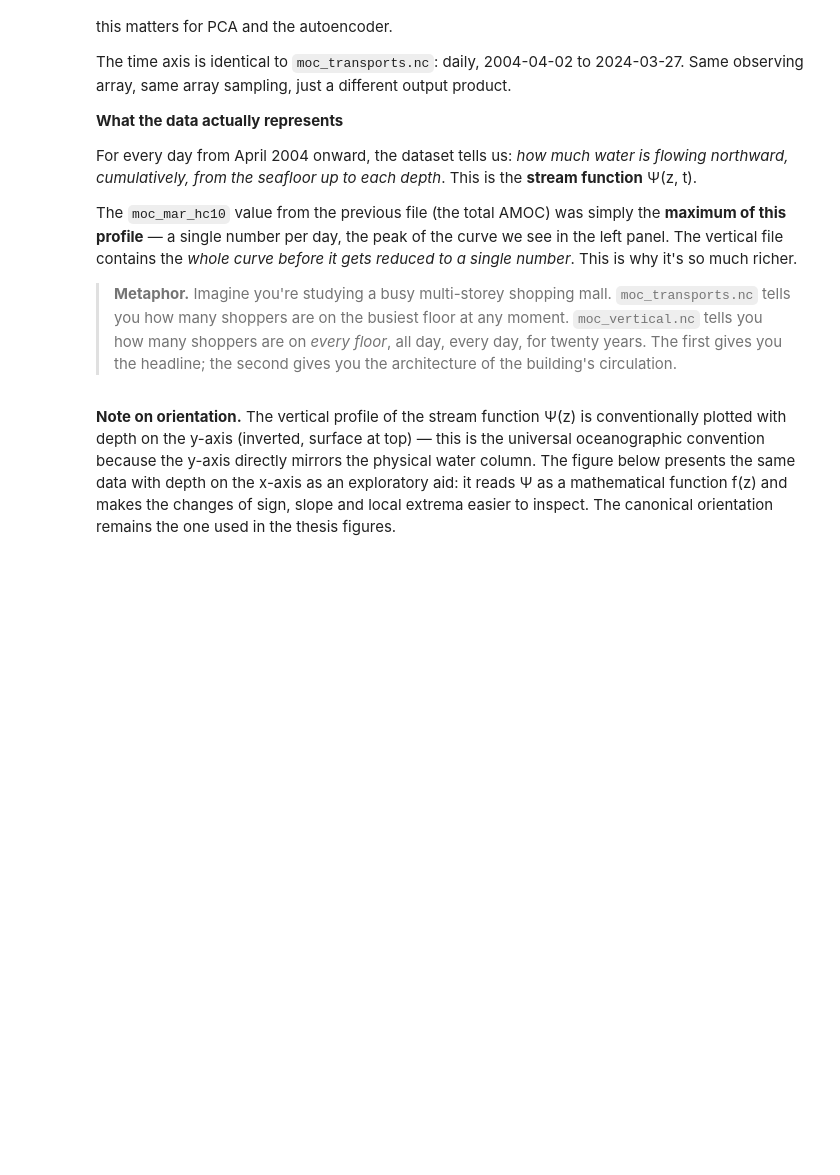
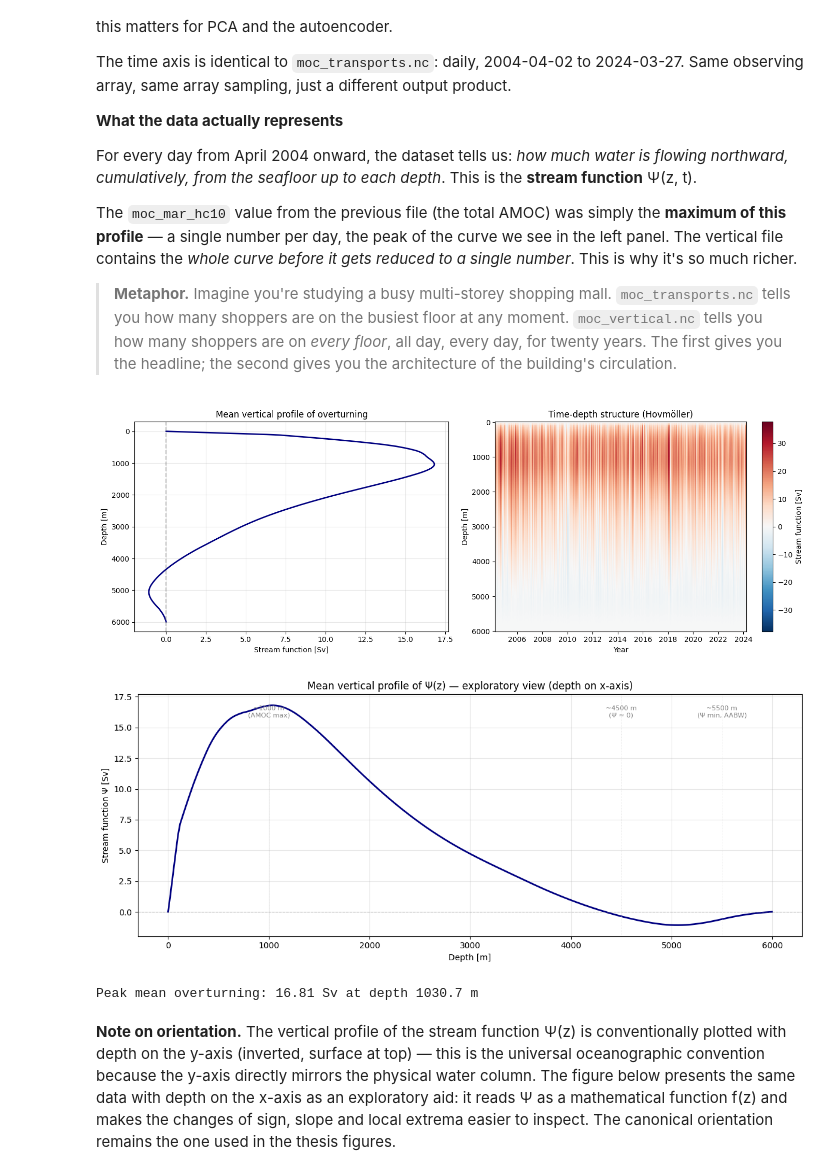
Before and after one commit to enricovaccari/thesis-pipeline, a Jupyter notebook: notebooks/01_data_first_look.ipynb, the cells around one changed output. Drawn from its saved outputs; the diff is of its cells as text; code cells hidden in the pictures; blank space fills up the shorter version.

```diff
--- a/notebooks/01_data_first_look.ipynb
+++ b/notebooks/01_data_first_look.ipynb
@@ -420,33 +525,43 @@ plt.show()
 # Exploratory view: stream function as a classical f(z) plot
 # Convention reversed (depth on x-axis, Psi on y-axis) to read it as a mathematical function.
 # This is NOT the standard oceanographic orientation — kept here for didactic clarity only.
 
 fig, ax = plt.subplots(figsize=(12, 5))
 
 ds_vert[psi_var].mean(dim='time').plot(
     ax=ax,
     x='depth',  # depth on the x-axis this time
     color='navy',
     linewidth=2
 )
 
 # Horizontal reference at Psi = 0
 ax.axhline(0, color='gray', linestyle='--', alpha=0.5, linewidth=0.8)
 
 # Vertical markers at key depths to anchor the reading
 for d, label in [(1000, '~1000 m\n(AMOC max)'),
                  (4500, '~4500 m\n(Ψ ≈ 0)'),
                  (5500, '~5500 m\n(Ψ min, AABW)')]:
     ax.axvline(d, color='lightgray', linestyle=':', alpha=0.6, linewidth=0.7)
     ax.text(d, ax.get_ylim()[1] * 0.95, label, fontsize=8,
             ha='center', va='top', color='gray')
 
 ax.set_title("Mean vertical profile of Ψ(z) — exploratory view (depth on x-axis)")
 ax.set_xlabel("Depth [m]")
 ax.set_ylabel("Stream function Ψ [Sv]")
 
 plt.tight_layout()
 plt.show()
+
+# Print peak of mean overturning and its depth
+mean_profile = ds_vert[psi_var].mean(dim='time')
+peak_overturning = mean_profile.max().values
+peak_depth = mean_profile.depth[mean_profile.argmax(dim='depth')].values
+print(f"Peak mean overturning: {peak_overturning:.2f} Sv at depth {peak_depth:.1f} m")
+# %% [output]
+[figure, added]
+[figure, added]
+Peak mean overturning: 16.81 Sv at depth 1030.7 m
 # %% [markdown]
 **Note on orientation.** The vertical profile of the stream function Ψ(z) is conventionally plotted with depth on the y-axis (inverted, surface at top) — this is the universal oceanographic convention because the y-axis directly mirrors the physical water column. The figure below presents the same data with depth on the x-axis as an exploratory aid: it reads Ψ as a mathematical function f(z) and makes the changes of sign, slope and local extrema easier to inspect. The canonical orientation remains the one used in the thesis figures.
 # %% [markdown]
```
Also changed, not shown: parts of 10 cells of this notebook, 19 other files.
